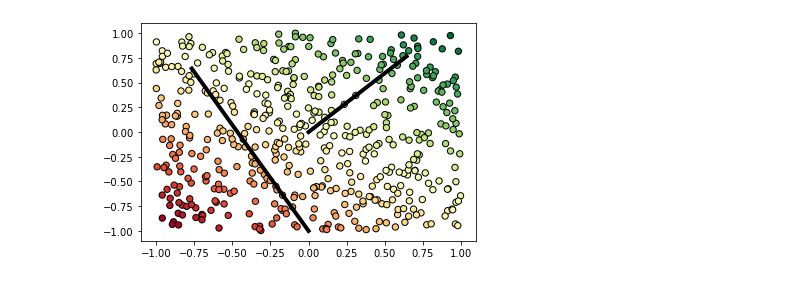
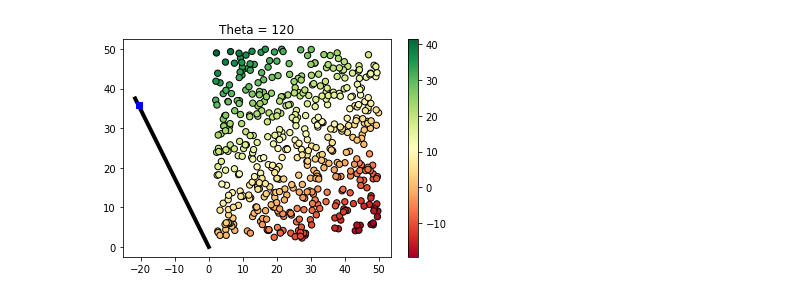
Before and after one commit to Blaine-Mason/NSF-Phase2, a Jupyter notebook: Projection.ipynb, the cells around one changed output. Saved outputs shown, nothing was run; the diff lists cells and outputs as text; code cells hidden in the pictures.

Commit message:
Visual Made, Time for Study

```diff
--- a/Projection.ipynb
+++ b/Projection.ipynb
@@ -3,15 +3,16 @@ import numpy as np
 import matplotlib.pyplot as plt
 # %%
 n = 500
-U = np.random.uniform(-1,1,(2,n))
-theta = 50
+U = np.random.uniform(2,50,(2,n))
+theta = 120
 direction = np.array([np.cos(np.radians(theta)), np.sin(np.radians(theta))])
-direction_normal = np.array([np.cos(np.radians(theta+90)), np.sin(np.radians(theta+90))])
 colors = [np.dot(U[:,i], direction) for i in range(n)]
+scale = np.dot(U[:,np.argmax(colors)], direction)
+plt.title(f"Theta = {theta}")
 plt.scatter(U[0,:], U[1,:], c=colors, cmap="RdYlGn", s=40, edgecolors="black");
-plt.plot([0,direction[0]], [0, direction[1]], "k", linewidth=4)
-plt.plot([0,direction_normal[0]], [0-1, direction_normal[1]], "k", linewidth=4)
-
+plt.plot([0,direction[0]*(scale+2)], [0, direction[1]*(scale+2)], "k", linewidth=4)
+plt.plot(direction[0]*scale, direction[1]*scale, "bs")
+plt.colorbar()
 plt.show()
 # %% [output]
-[figure, old version]
+[figure, new version]
```
Also changed, not shown: parts of 1 cell of this notebook, 2 other files.
